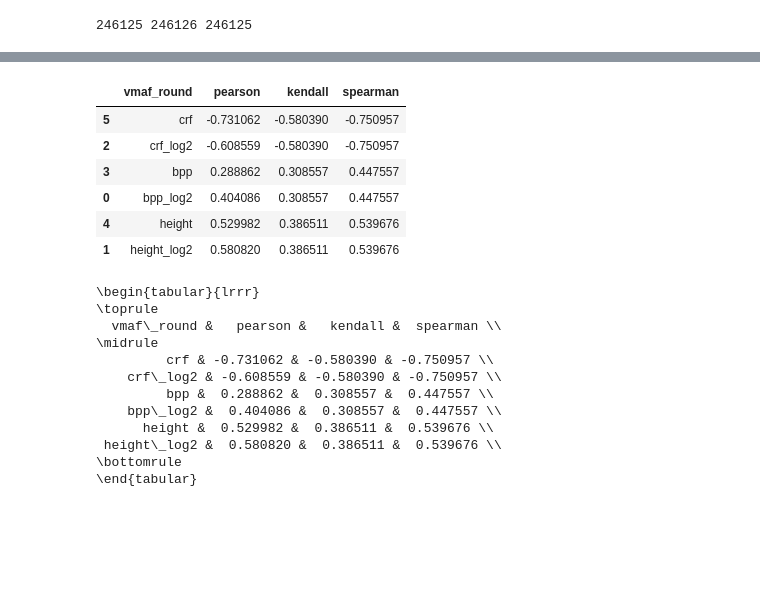
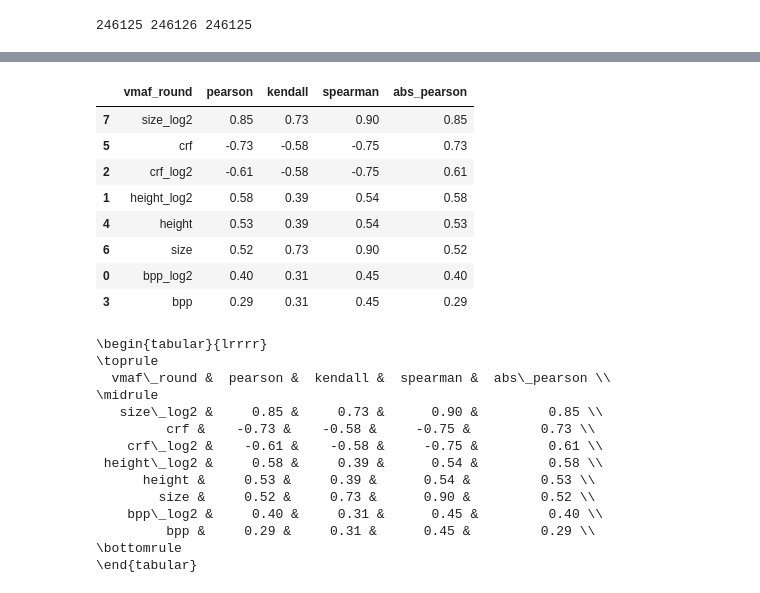
Before and after one commit to Telecommunication-Telemedia-Assessment/image_quality_test, a Jupyter notebook: pre_analysis/image_quality.ipynb, the cells around one changed output, grey strips where cells are left out. Saved outputs shown, nothing was run; the diff lists cells and outputs as text; code cells hidden in the pictures; blank space fills up the shorter version.

```diff
--- a/pre_analysis/image_quality.ipynb
+++ b/pre_analysis/image_quality.ipynb
@@ -217,32 +226,40 @@ ax.savefig("all_img_kde_vmaf_vs_bpp.pdf", bbox_inches="tight", dpi=400, rasteriz
 # %%
 corr = []
+dk["size_log2"] = np.log2(dk["size"])
 
-for x in ["bpp_log2", "height_log2", "crf_log2", "bpp", "height", "crf"]:
+for x in ["bpp_log2", "height_log2", "crf_log2", "bpp", "height", "crf", "size", "size_log2"]:
     c = {"vmaf_round": x}
     for m in ["pearson", "kendall", "spearman"]:
         c[m] = dk[[x, "vmaf_round"]].corr(method=m)[x][-1]
     corr.append(c)
 
-dc = pd.DataFrame(corr).sort_values(by="pearson")
+dc = pd.DataFrame(corr)
+dc["abs_pearson"] = np.abs(dc["pearson"])
+
+dc = dc.sort_values(by="abs_pearson", ascending=False).round(2)
 d(dc)
 print(dc.to_latex(index=False))
 # %% [output]
-|  | vmaf_round | pearson | kendall | spearman |
-| 5 | crf | -0.731062 | -0.580390 | -0.750957 |
-| 2 | crf_log2 | -0.608559 | -0.580390 | -0.750957 |
-| 3 | bpp | 0.288862 | 0.308557 | 0.447557 |
-| 0 | bpp_log2 | 0.404086 | 0.308557 | 0.447557 |
-| 4 | height | 0.529982 | 0.386511 | 0.539676 |
-| 1 | height_log2 | 0.580820 | 0.386511 | 0.539676 |
+|  | vmaf_round | pearson | kendall | spearman | abs_pearson |
+| 7 | size_log2 | 0.85 | 0.73 | 0.90 | 0.85 |
+| 5 | crf | -0.73 | -0.58 | -0.75 | 0.73 |
+| 2 | crf_log2 | -0.61 | -0.58 | -0.75 | 0.61 |
+| 1 | height_log2 | 0.58 | 0.39 | 0.54 | 0.58 |
+| 4 | height | 0.53 | 0.39 | 0.54 | 0.53 |
+| 6 | size | 0.52 | 0.73 | 0.90 | 0.52 |
+| 0 | bpp_log2 | 0.40 | 0.31 | 0.45 | 0.40 |
+| 3 | bpp | 0.29 | 0.31 | 0.45 | 0.29 |
-\begin{tabular}{lrrr}
+\begin{tabular}{lrrrr}
 \toprule
-  vmaf\_round &   pearson &   kendall &  spearman \\
+  vmaf\_round &  pearson &  kendall &  spearman &  abs\_pearson \\
 \midrule
-         crf & -0.731062 & -0.580390 & -0.750957 \\
-    crf\_log2 & -0.608559 & -0.580390 & -0.750957 \\
-         bpp &  0.288862 &  0.308557 &  0.447557 \\
-    bpp\_log2 &  0.404086 &  0.308557 &  0.447557 \\
-      height &  0.529982 &  0.386511 &  0.539676 \\
- height\_log2 &  0.580820 &  0.386511 &  0.539676 \\
+   size\_log2 &     0.85 &     0.73 &      0.90 &         0.85 \\
+         crf &    -0.73 &    -0.58 &     -0.75 &         0.73 \\
+    crf\_log2 &    -0.61 &    -0.58 &     -0.75 &         0.61 \\
+ height\_log2 &     0.58 &     0.39 &      0.54 &         0.58 \\
+      height &     0.53 &     0.39 &      0.54 &         0.53 \\
+        size &     0.52 &     0.73 &      0.90 &         0.52 \\
+    bpp\_log2 &     0.40 &     0.31 &      0.45 &         0.40 \\
+         bpp &     0.29 &     0.31 &      0.45 &         0.29 \\
 \bottomrule
 \end{tabular}
```
Also changed, not shown: parts of 15 cells of this notebook, 8 other files.
